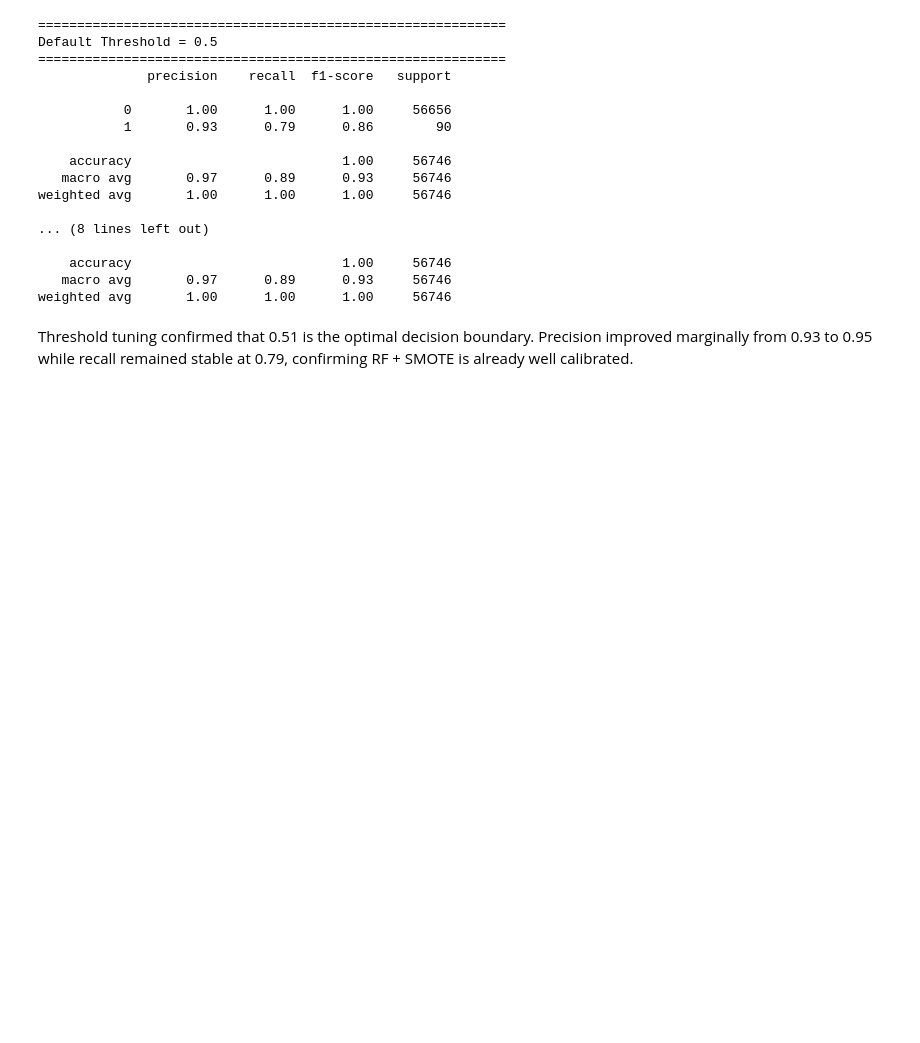
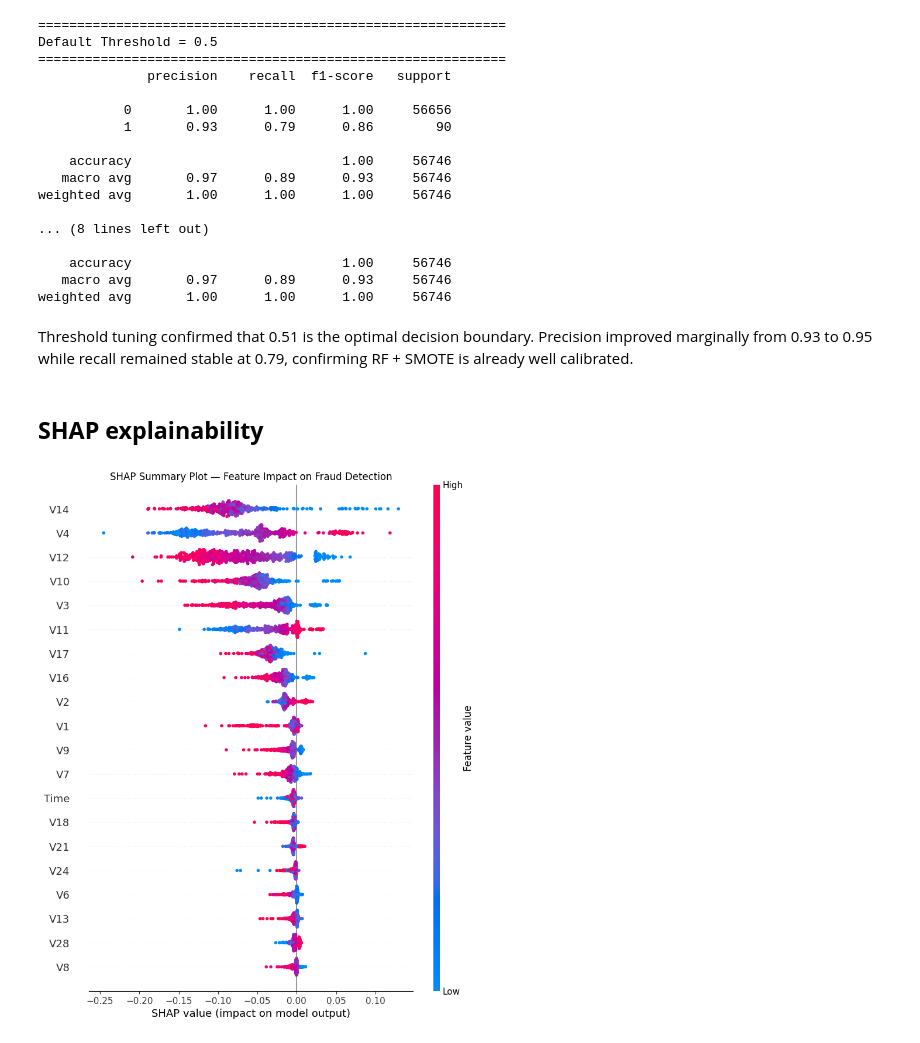
Before and after one commit to rabisah-01/credit-card-fraud-detection, a Jupyter notebook: notebooks/fraud_detection.ipynb, the cells around one changed output. Saved outputs shown, nothing was run; the diff lists cells and outputs as text; code cells hidden in the pictures; blank space fills up the shorter version.

Commit message:
feat: SHAP explainability

```diff
--- a/notebooks/fraud_detection.ipynb
+++ b/notebooks/fraud_detection.ipynb
@@ -851,3 +853,44 @@ weighted avg       1.00      1.00      1.00     56746
 weighted avg       1.00      1.00      1.00     56746
 # %% [markdown]
 Threshold tuning confirmed that 0.51 is the optimal decision boundary. Precision improved marginally from 0.93 to 0.95 while recall remained stable at 0.79, confirming RF + SMOTE is already well calibrated.
+# %% [markdown]
+## **SHAP explainability**
+# %%
+# Get the model
+rf_model = rf_pipeline.named_steps["model"]
+
+# Convert test data to DataFrame
+X_test_df = pd.DataFrame(X_test, columns=X.columns)
+
+# Take 500 samples
+X_test_sample = X_test_df.sample(500, random_state=42)
+
+# Create SHAP explainer
+explainer = shap.Explainer(rf_model)
+
+# Calculate SHAP values
+shap_values = explainer(X_test_sample)
+
+# Plot SHAP values for fraud
+plt.figure(figsize=(10, 8))
+
+shap.summary_plot(
+    shap_values[:, :, 1],
+    X_test_sample,
+    show=False
+)
+
+# Add title
+plt.title("SHAP Summary Plot — Feature Impact on Fraud Detection")
+
+# Save the plot
+plt.savefig(
+    "../visuals/shap_rf_smote.png",
+    dpi=300,
+    bbox_inches="tight"
+)
+
+plt.show()
+plt.close()
+# %% [output]
+[figure, added]
```
Also changed, not shown: parts of 1 cell of this notebook, 30 other files.
